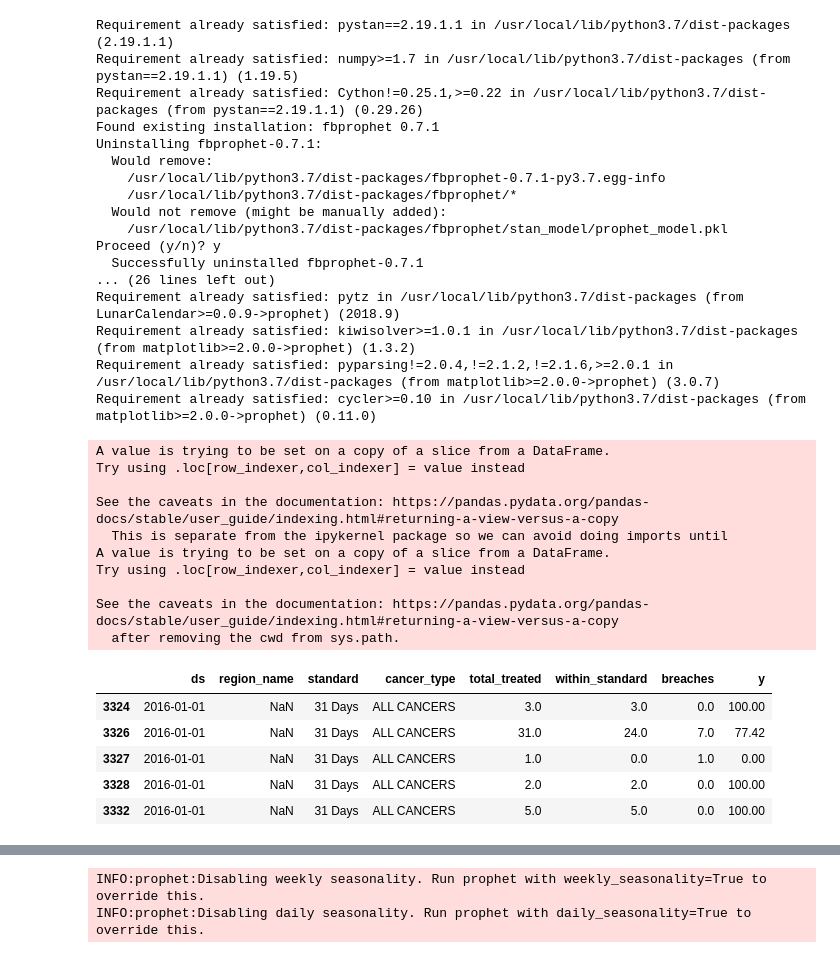
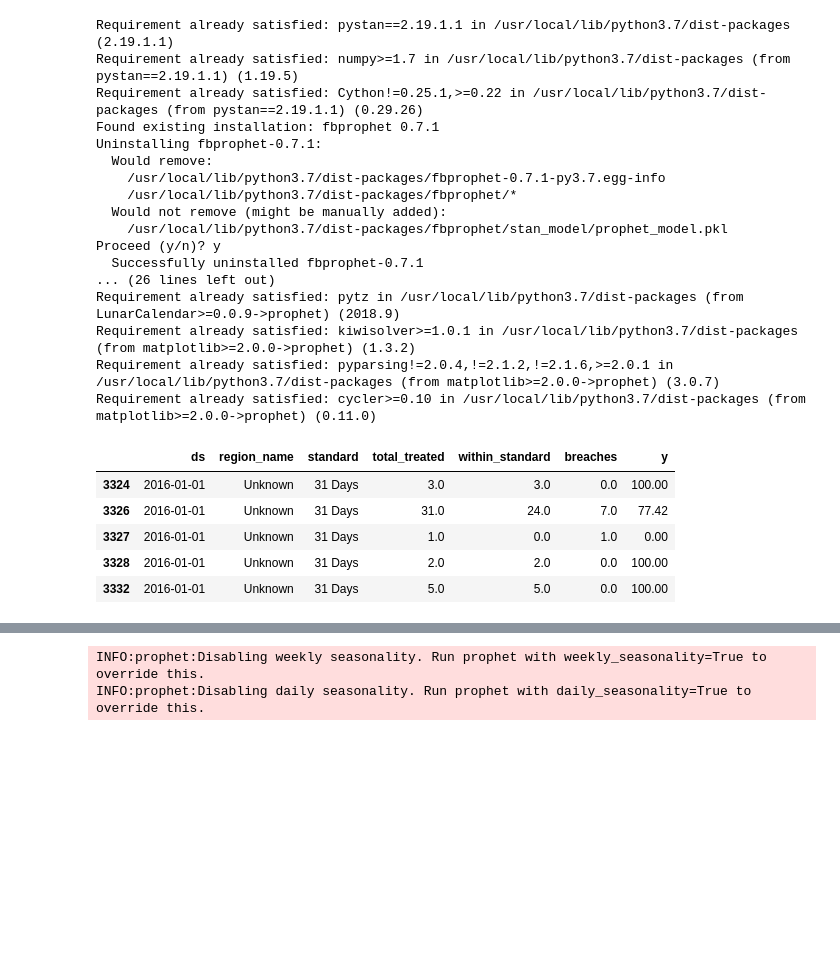
Before and after one commit to kanyakornvee/CWT, a Jupyter notebook: Python.ipynb, the cells around one changed output, grey strips where cells are left out. Cells and saved outputs as stored; diff of their text form; code cells hidden in the pictures; blank space fills up the shorter version.

```diff
--- a/Python.ipynb
+++ b/Python.ipynb
@@ -35,27 +38,31 @@ df['y'] = round(df['y']*100, 2)
-# %%
-df = df[df.cancer_type == "ALL CANCERS"]
-df.region_name.fillna("Unknown")
-df['region_name'] = df['region_name'].astype(object)
-df['standard'] = df['standard'].astype(object)
-df = df.drop(["provider_name", "provider_code"], axis=1)
-df['ds']= pd.to_datetime(df['ds'])
-df.head()
-# %% [output]
-A value is trying to be set on a copy of a slice from a DataFrame.
-Try using .loc[row_indexer,col_indexer] = value instead
-
-See the caveats in the documentation: https://pandas.pydata.org/pandas-docs/stable/user_guide/indexing.html#returning-a-view-versus-a-copy
-  This is separate from the ipykernel package so we can avoid doing imports until
-A value is trying to be set on a copy of a slice from a DataFrame.
-Try using .loc[row_indexer,col_indexer] = value instead
-
-See the caveats in the documentation: https://pandas.pydata.org/pandas-docs/stable/user_guide/indexing.html#returning-a-view-versus-a-copy
-  after removing the cwd from sys.path.
-|  | ds | region_name | standard | cancer_type | total_treated | within_standard | breaches | y |
-| 3324 | 2016-01-01 | NaN | 31 Days | ALL CANCERS | 3.0 | 3.0 | 0.0 | 100.00 |
-| 3326 | 2016-01-01 | NaN | 31 Days | ALL CANCERS | 31.0 | 24.0 | 7.0 | 77.42 |
-| 3327 | 2016-01-01 | NaN | 31 Days | ALL CANCERS | 1.0 | 0.0 | 1.0 | 0.00 |
-| 3328 | 2016-01-01 | NaN | 31 Days | ALL CANCERS | 2.0 | 2.0 | 0.0 | 100.00 |
-| 3332 | 2016-01-01 | NaN | 31 Days | ALL CANCERS | 5.0 | 5.0 | 0.0 | 100.00 |
+# %%
+df['region_name'].fillna("Unknown", inplace = True)
+df['region_name'] = pd.Categorical(df['region_name'],
+                                   categories=["Unknown",
+                                               "LONDON COMMISSIONING REGION",
+                                               "MIDLANDS AND EAST OF ENGLAND COMMISSIONING REGION",
+                                               "NORTH OF ENGLAND COMMISSIONING REGION",
+                                               "SOUTH OF ENGLAND COMMISSIONING REGION"],ordered=True)
+df['standard'] = pd.Categorical(df['standard'],
+                                categories=["28 Days FDS",
+                                            "28 Days FDS (By Route)",
+                                            "2WW",
+                                            "2WW Breast",
+                                            "31 Days",
+                                            "31 Days Sub (Drugs)",
+                                            "31 Days Sub (Radio)",
+                                            "31 Days Sub (Surgery)",
+                                            "62 Days",
+                                            "62 Days (Consultant)",
+                                            "62 Days (Screening)",
+                                            "62 Days (Upgrade)",],ordered=True)
+df.head()
+# %% [output]
+|  | ds | region_name | standard | total_treated | within_standard | breaches | y |
+| 3324 | 2016-01-01 | Unknown | 31 Days | 3.0 | 3.0 | 0.0 | 100.00 |
+| 3326 | 2016-01-01 | Unknown | 31 Days | 31.0 | 24.0 | 7.0 | 77.42 |
+| 3327 | 2016-01-01 | Unknown | 31 Days | 1.0 | 0.0 | 1.0 | 0.00 |
+| 3328 | 2016-01-01 | Unknown | 31 Days | 2.0 | 2.0 | 0.0 | 100.00 |
+| 3332 | 2016-01-01 | Unknown | 31 Days | 5.0 | 5.0 | 0.0 | 100.00 |
 # %%
 df['ds']. value_counts()
```
Also changed, not shown: parts of 4 cells of this notebook.
